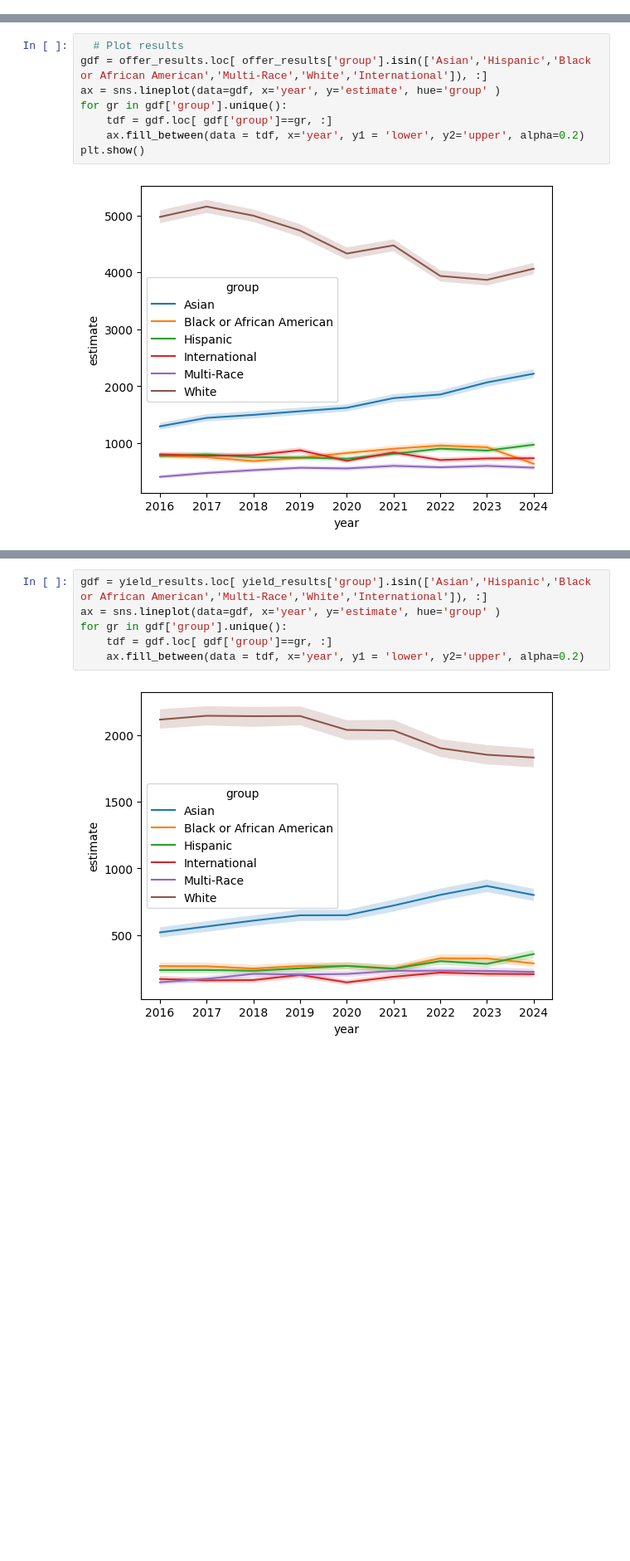
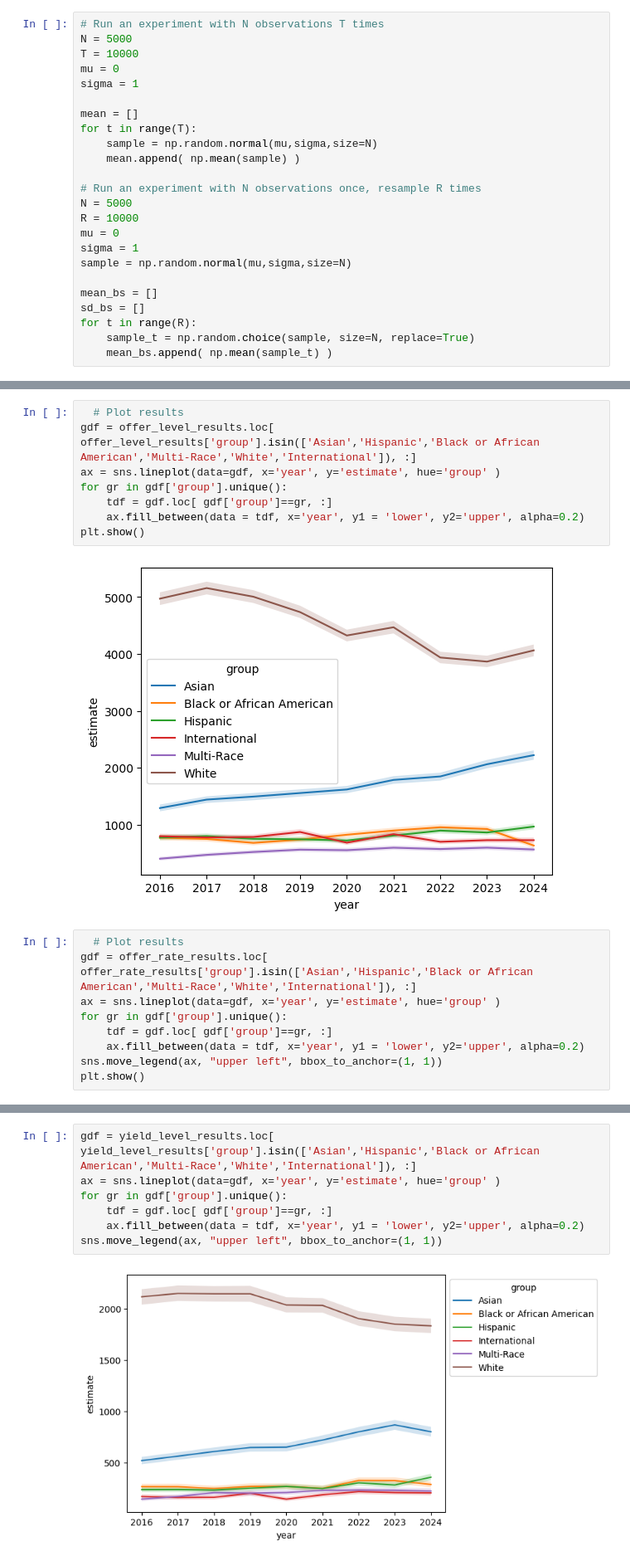
Before and after one commit to ds4e/the_bootstrap, a Jupyter notebook: bootstrap.ipynb, the cells around one changed output, grey strips where cells are left out. Shown at 83% size. Cells and saved outputs as stored; diff of their text form; blank space fills up the shorter version.

Commit message:
Add rates

```diff
--- a/bootstrap.ipynb
+++ b/bootstrap.ipynb
@@ -265,0 +276,24 @@ Name: sentence, dtype: float64
+# %%
+# Run an experiment with N observations T times
+N = 5000
+T = 10000
+mu = 0
+sigma = 1
+
+mean = []
+for t in range(T):
+    sample = np.random.normal(mu,sigma,size=N)
+    mean.append( np.mean(sample) )
+
+# Run an experiment with N observations once, resample R times
+N = 5000
+R = 10000
+mu = 0
+sigma = 1
+sample = np.random.normal(mu,sigma,size=N)
+
+mean_bs = []
+sd_bs = []
+for t in range(R):
+    sample_t = np.random.choice(sample, size=N, replace=True)
+    mean_bs.append( np.mean(sample_t) )
@@ -832,6 +900,6 @@ for y in years :
 # %%
   # Plot results
-gdf = offer_results.loc[ offer_results['group'].isin(['Asian','Hispanic','Black or African American','Multi-Race','White','International']), :]
+gdf = offer_level_results.loc[ offer_level_results['group'].isin(['Asian','Hispanic','Black or African American','Multi-Race','White','International']), :]
 ax = sns.lineplot(data=gdf, x='year', y='estimate', hue='group' )
 for gr in gdf['group'].unique():
     tdf = gdf.loc[ gdf['group']==gr, :]
@@ -839,3 +907,12 @@ for gr in gdf['group'].unique():
 plt.show()
 # %% [output]
 [figure]
+# %%
+  # Plot results
+gdf = offer_rate_results.loc[ offer_rate_results['group'].isin(['Asian','Hispanic','Black or African American','Multi-Race','White','International']), :]
+ax = sns.lineplot(data=gdf, x='year', y='estimate', hue='group' )
+for gr in gdf['group'].unique():
+    tdf = gdf.loc[ gdf['group']==gr, :]
+    ax.fill_between(data = tdf, x='year', y1 = 'lower', y2='upper', alpha=0.2)
+sns.move_legend(ax, "upper left", bbox_to_anchor=(1, 1))
+plt.show()
@@ -842,8 +921,9 @@ plt.show()
 # %%
-gdf = yield_results.loc[ yield_results['group'].isin(['Asian','Hispanic','Black or African American','Multi-Race','White','International']), :]
+gdf = yield_level_results.loc[ yield_level_results['group'].isin(['Asian','Hispanic','Black or African American','Multi-Race','White','International']), :]
 ax = sns.lineplot(data=gdf, x='year', y='estimate', hue='group' )
 for gr in gdf['group'].unique():
     tdf = gdf.loc[ gdf['group']==gr, :]
     ax.fill_between(data = tdf, x='year', y1 = 'lower', y2='upper', alpha=0.2)
+sns.move_legend(ax, "upper left", bbox_to_anchor=(1, 1))
 # %% [output]
-[figure, old version]
+[figure, new version]
```
Also changed, not shown: parts of 47 cells of this notebook.
